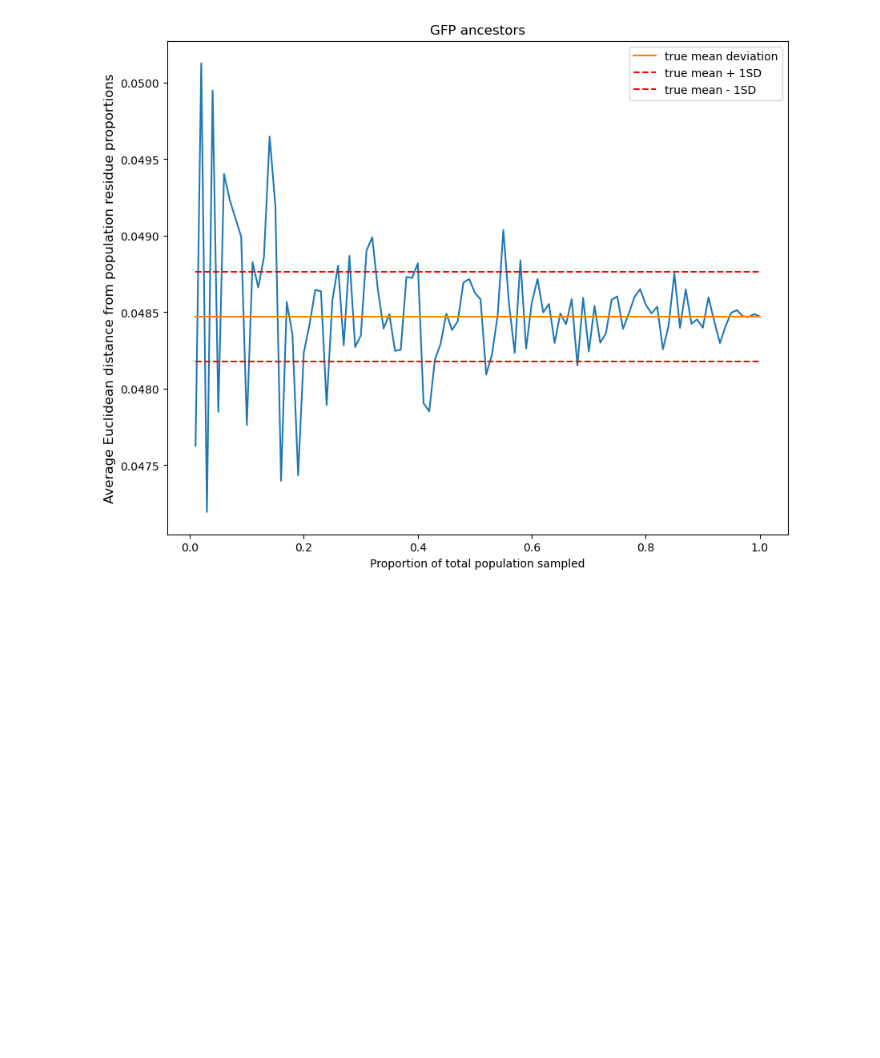
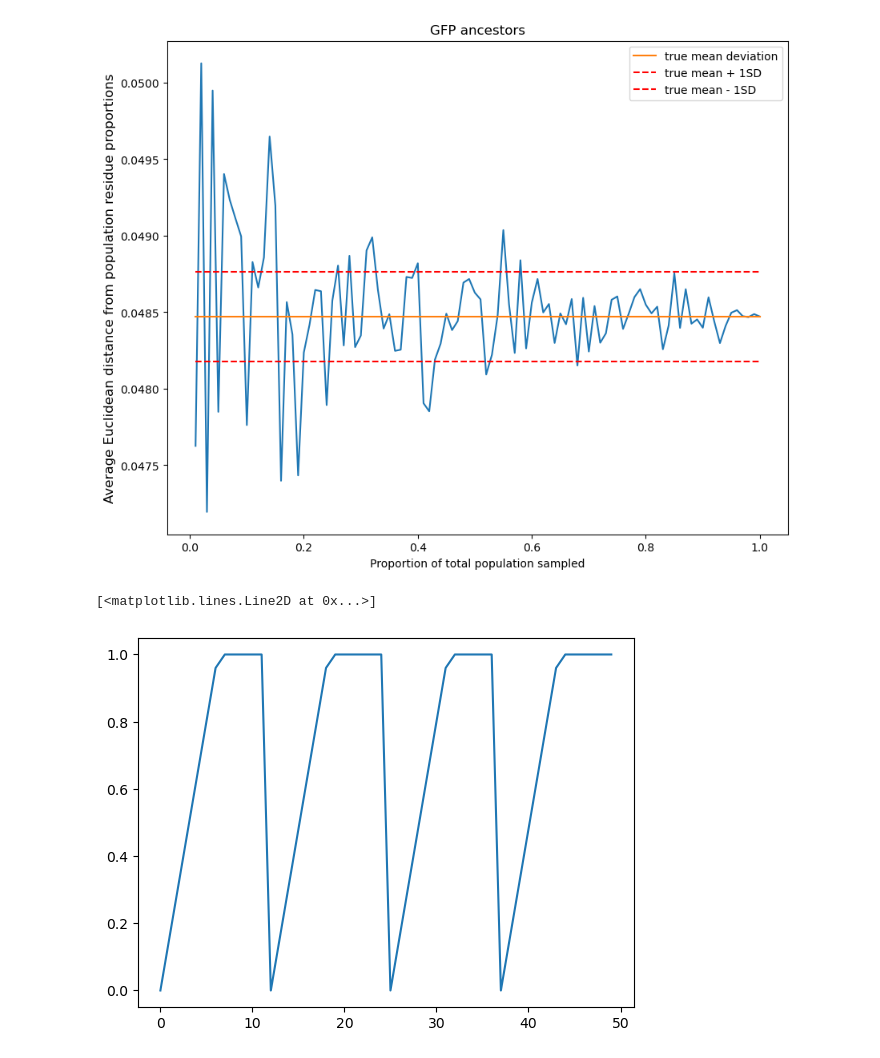
Before and after one commit to SebPorras/MAP_VAE, a Jupyter notebook: notebooks/model_playground.ipynb, the cells around one changed output. Drawn from its saved outputs; the diff is of its cells as text; code cells hidden in the pictures; blank space fills up the shorter version.

Commit message:
implements cyclic annealing for KLD and removes dropout layer

```diff
--- a/notebooks/model_playground.ipynb
+++ b/notebooks/model_playground.ipynb
@@ -300,3 +291,32 @@ plt.legend()
 [0.048765376738978, 0.048765376738978, 0.048765376738978, 0.048765376738978, 0.048765376738978, 0.048765376738978, 0.048765376738978, 0.048765376738978, 0.048765376738978, 0.048765376738978, 0.0487653 ...
 <matplotlib.legend.Legend at 0x...>
 [figure]
+# %%
+def frange_cycle_linear(n_iter, start=0.0, stop=1.0, n_cycle=4, ratio=0.5):
+    """
+    #https://github.com/haofuml/cyclical_annealing
+
+    Paper from Microsoft Research describes how to prevent the
+    issue of vanishing KLD.
+    """
+
+    L = np.ones(n_iter) * stop
+    period = n_iter / n_cycle
+    step = (stop - start) / (period * ratio)  # linear schedule
+
+    for c in range(n_cycle):
+        v, i = start, 0
+        while v <= stop and (int(i + c * period) < n_iter):
+            L[int(i + c * period)] = v
+            v += step
+            i += 1
+    return L
+# %%
+import matplotlib.pyplot as plt
+
+x = np.arange(0, 50)
+y = frange_cycle_linear(50)
+plt.plot(x,y)
+# %% [output]
+[<matplotlib.lines.Line2D at 0x...>]
+[figure, added]
```
Also changed, not shown: parts of 3 cells of this notebook, 5 other files.
